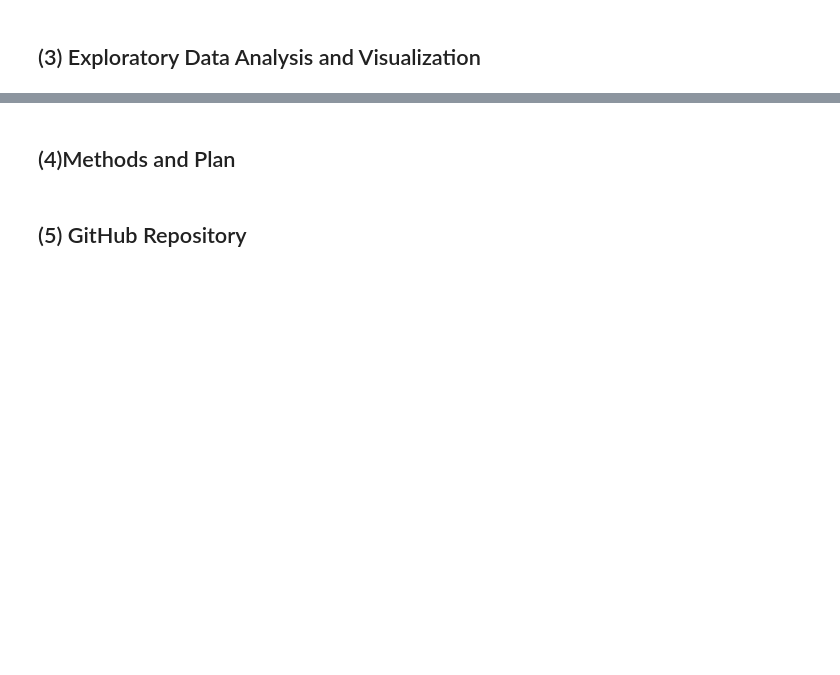
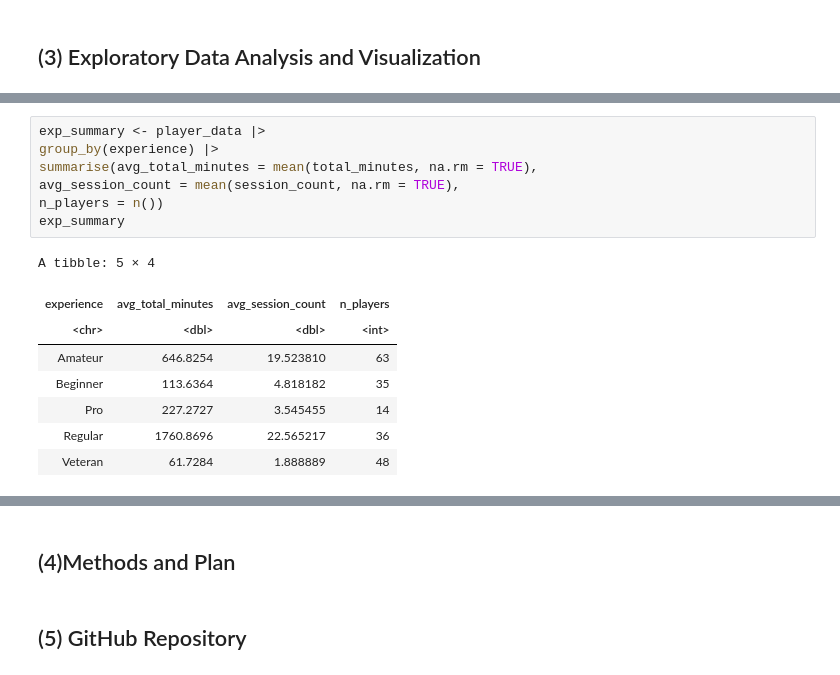
Before and after one commit to huxiaowen623-web/Xiaowen-s-dsc100_project_plan, a Jupyter notebook: individual project plan.ipynb, the cells around one changed output, grey strips where cells are left out. Cells and saved outputs as stored; diff of their text form; blank space fills up the shorter version.

```diff
--- a/individual project plan.ipynb
+++ b/individual project plan.ipynb
@@ -75,0 +153,16 @@ Can a player’s experience level and total played hours be used to predict how
+# %%
+exp_summary <- player_data |>
+group_by(experience) |>
+summarise(avg_total_minutes = mean(total_minutes, na.rm = TRUE),
+avg_session_count = mean(session_count, na.rm = TRUE),
+n_players = n())
+exp_summary
+# %% [output]
+A tibble: 5 × 4
+| experience | avg_total_minutes | avg_session_count | n_players |
+| <chr> | <dbl> | <dbl> | <int> |
+| Amateur | 646.8254 | 19.523810 | 63 |
+| Beginner | 113.6364 | 4.818182 | 35 |
+| Pro | 227.2727 | 3.545455 | 14 |
+| Regular | 1760.8696 | 22.565217 | 36 |
+| Veteran | 61.7284 | 1.888889 | 48 |
```
Also changed, not shown: parts of 12 cells of this notebook.
